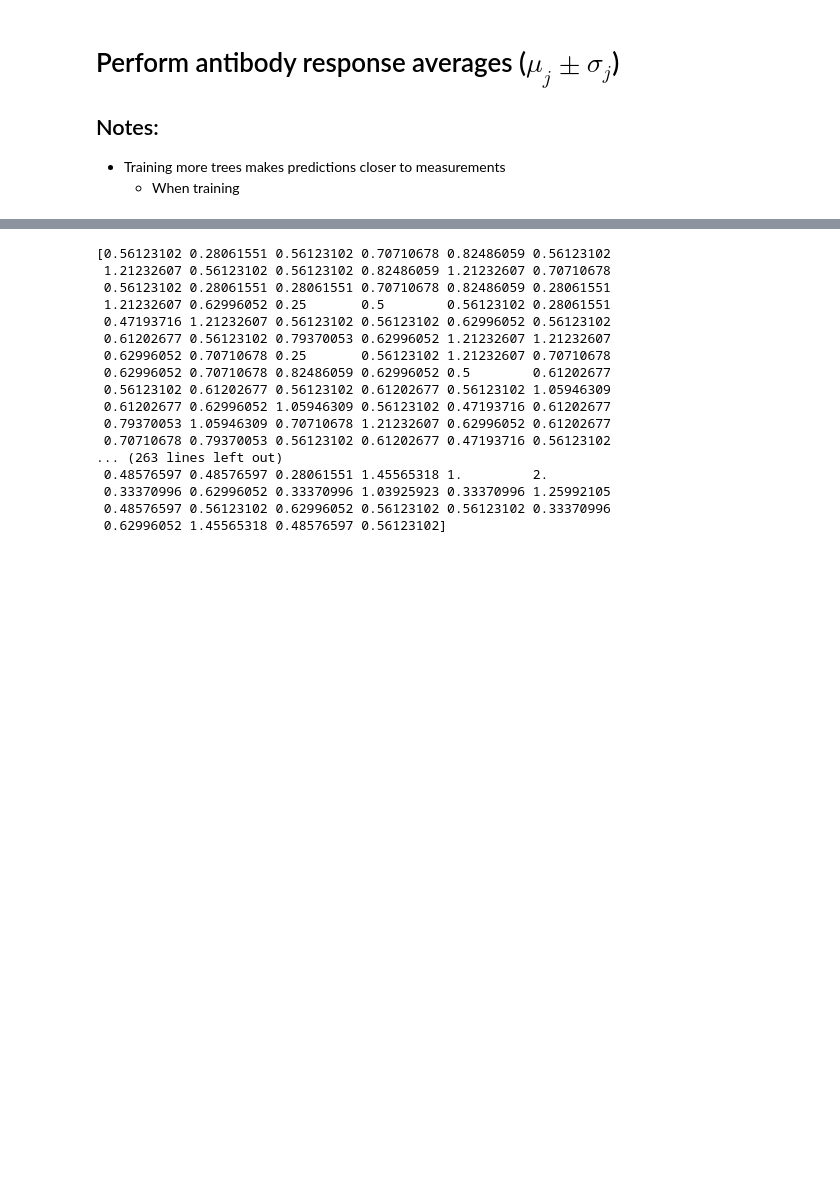
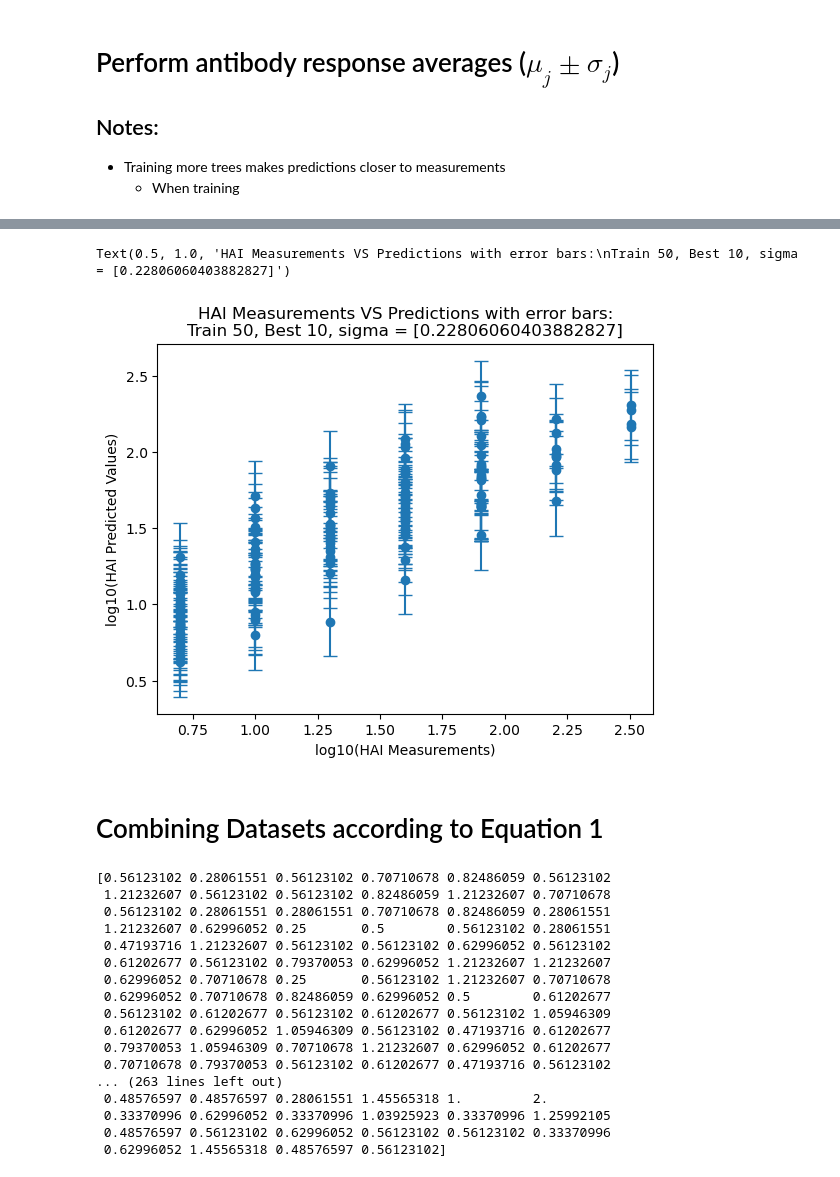
Before and after one commit to nick33333/einav_lab_work, a Jupyter notebook: Nicks_stuff/my_main_func.ipynb, the cells around one changed output, grey strips where cells are left out. Drawn from its saved outputs; the diff is of its cells as text; code cells hidden in the pictures; blank space fills up the shorter version.

```diff
--- a/Nicks_stuff/my_main_func.ipynb
+++ b/Nicks_stuff/my_main_func.ipynb
@@ -871,3 +843,53 @@ plt.savefig(f"HAI Measurements VS Predictions with error bars: Train {train_tree
+# %%
+'''
+QUESTIONS:
+- To convert these values back to normal HAI values, I'm assuming I just reverse the log10 transform. However, when I
+  do this, my values look very different from the fig on the paper. Otherwise, they look almost identical to Rong's code.
+  Is Figure 3 in log2 scale? It kinda looks like it.
+
+- What are the error bars on the figure in terms of? In my code, 10**error is the predicted error as n-folds. Is my error
+  right then (this mirrors Rong's code)?
+
+GET CLARIFICATION ON COMBINING DATASETS:
+- Say I have trained trees on single datasets (this is how I recreated S1), would combining datasets just mean taking
+  the weighted averages (Bayesian average) of trees trained on different datasets?
+
+NOTES:
+- For ODR, I only exclude tree RMSEs (training and testing) if they include the target virus in their training. However
+  I keep trees which contain any of the viruses which were used to train the trees for the target virus (might be double dipping).
+'''
+
+data = tableS14
+comparison_name = 'tableS13 TO tableS14'
+virus_name = 'A/AUCKLAND/5/96'
+
+
+dtr_lists_list = comparison_dict[comparison_name][virus_name] # Retrieve tree data for a specific comparison on a specific virus
+df, odr_model, fitted_params = comparison_virus_ODR_df_dict[comparison_name][virus_name] # Retrieve ODR for a specific comparison on a specific virus
+mu, HAI_measurements, HAI_predictions_df, raw_predictions = average_convert_raw_dtr_predictions(data, dtr_lists_list) # Find AVG HAI preds and measurements
+# Find error for each HAI prediction using ODR
+sigma_training_list = [i[1] for i in dtr_lists_list] # See Box 1 section 2 for reasoning
+mean_sigma_training = sum(sigma_training_list)/len(sigma_training_list) # Take mean
+error = worst_case_error(RMSE = [mean_sigma_training], odr_model = odr_model, fitted_params = fitted_params) # Find worst case error
+error_actual = 10**np.sqrt(np.nanmean((np.log10(HAI_measurements.flatten()) - np.log10(mu.to_numpy()))**2))
+
+# Plot data
+x = np.log10(HAI_measurements.tolist()[0])
+y = np.log10(mu.tolist())
+errors = error * len(x)
+
+
+
+plt.errorbar(x=x, y=y, yerr=errors, fmt='o', capsize=5)
+plt.xlabel("log10(HAI Measurements)")
+plt.ylabel("log10(HAI Predicted Values)")
+plt.title(f"HAI Measurements VS Predictions with error bars:\nTrain {train_trees}, Best {best_trees}, sigma = {error}")
+# plt.savefig(f"HAI Measurements VS Predictions with error bars: Train {train_trees}, Best {best_trees}")
+# %% [output]
+Text(0.5, 1.0, 'HAI Measurements VS Predictions with error bars:\nTrain 50, Best 10, sigma = [0.22806060403882827]')
+[figure, added]
+# %% [markdown]
+# Combining Datasets according to Equation 1
 # %%
 df, odr_model, fitted_params = comparison_virus_ODR_df_dict['tableS13 TO tableS14']['A/AUCKLAND/5/96']
 comparison_dict['tableS13 TO tableS14']['A/AUCKLAND/5/96'] # Contains list of 5 best trees
```
Also changed, not shown: parts of 18 cells of this notebook, 5 other files.
